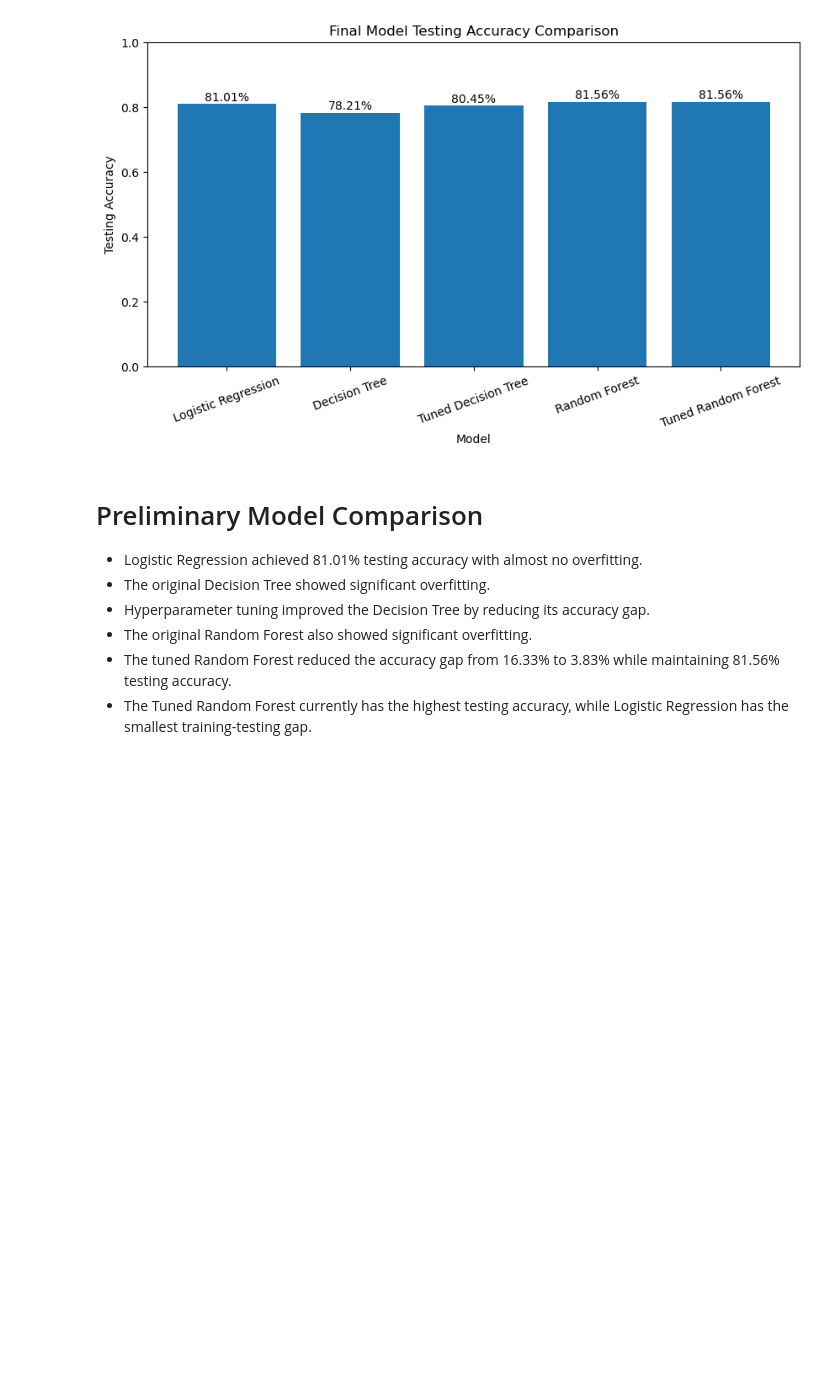
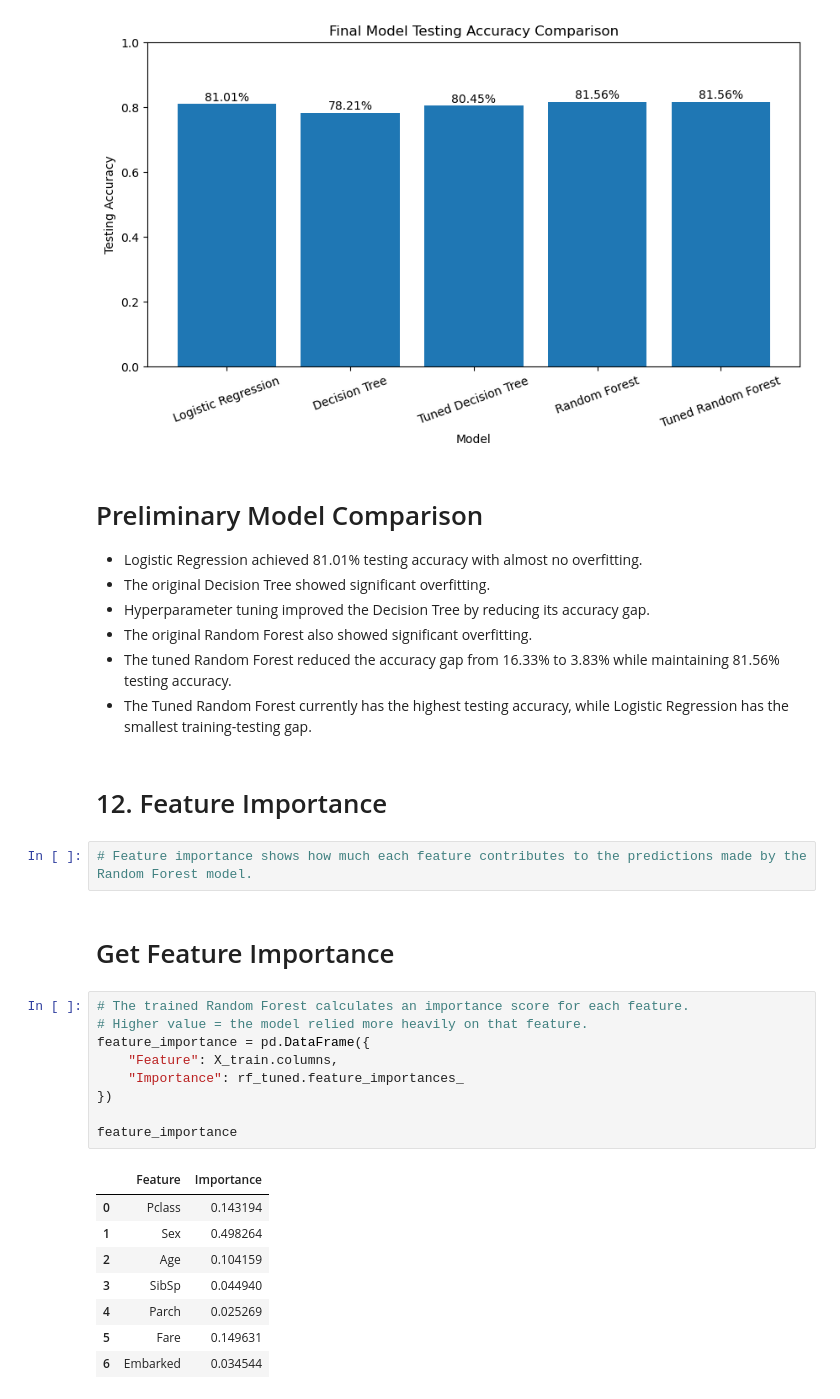
Before and after one commit to pavanpal00000-maker/Titanic--Survival-Analysis-, a Jupyter notebook: Notebooks/04_model_building.ipynb, the cells around one changed output. Cells and saved outputs as stored; diff of their text form; blank space fills up the shorter version.

```diff
--- a/Notebooks/04_model_building.ipynb
+++ b/Notebooks/04_model_building.ipynb
@@ -683,3 +683,27 @@ plt.show()
 - The original Random Forest also showed significant overfitting.
 - The tuned Random Forest reduced the accuracy gap from 16.33% to 3.83% while maintaining 81.56% testing accuracy.
 - The Tuned Random Forest currently has the highest testing accuracy, while Logistic Regression has the smallest training-testing gap.
+# %% [markdown]
+# 12. Feature Importance
+# %%
+# Feature importance shows how much each feature contributes to the predictions made by the Random Forest model.
+# %% [markdown]
+# Get Feature Importance
+# %%
+# The trained Random Forest calculates an importance score for each feature.
+# Higher value = the model relied more heavily on that feature.
+feature_importance = pd.DataFrame({
+    "Feature": X_train.columns,
+    "Importance": rf_tuned.feature_importances_
+})
+
+feature_importance
+# %% [output]
+|  | Feature | Importance |
+| 0 | Pclass | 0.143194 |
+| 1 | Sex | 0.498264 |
+| 2 | Age | 0.104159 |
+| 3 | SibSp | 0.044940 |
+| 4 | Parch | 0.025269 |
+| 5 | Fare | 0.149631 |
+| 6 | Embarked | 0.034544 |
```
Also changed, not shown: parts of 6 cells of this notebook.
